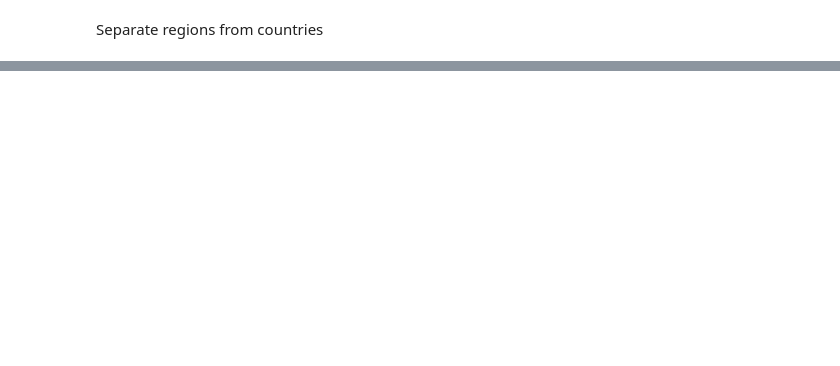
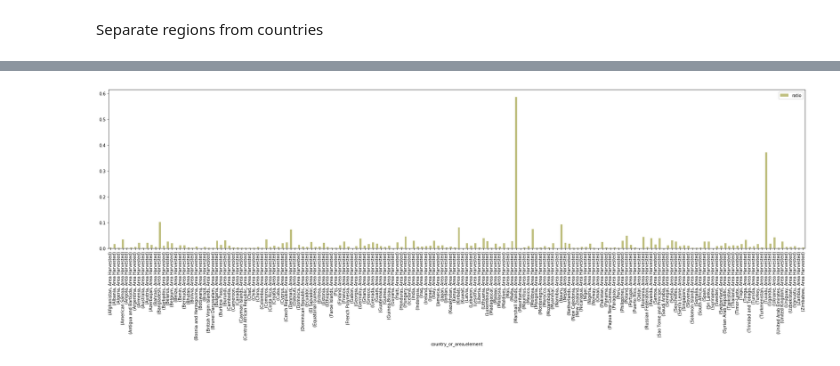
Before and after one commit to Macks3110/bADAss_team_project, a Jupyter notebook: src/project_main.ipynb, the cells around one changed output, grey strips where cells are left out. Drawn from its saved outputs; the diff is of its cells as text; code cells hidden in the pictures; blank space fills up the shorter version.

```diff
--- a/src/project_main.ipynb
+++ b/src/project_main.ipynb
@@ -74,12 +226,14 @@ area_harvested.loc['United States of America']
 # %%
 surface_country = pd.read_csv('../data/API_AG.LND.TOTL.K2_DS2_en_csv_v2_422954.csv', skiprows=3)
 surface_country.set_index('Country Name', inplace = True)
 crops_countries_area = area_harvested.join(surface_country['2018'], on='country_or_area', how='left')
 crops_countries_area['ratio'] = area_harvested['mean_']/(crops_countries_area['2018']*100)
 crops_countries_area.dropna(inplace=True)
 #plt.bar(crops_countries_area_mean_nobermuda.index.get_level_values(level='country_or_area').values, height='ratio')
 #plt.show()
 pl = crops_countries_area.plot(kind="bar",
                              y="ratio",
-                            figsize=(10, 7), alpha=0.5, color="olive")
+                            figsize=(30, 7), alpha=0.5, color="olive")
+# %% [output]
+[figure, added]
 # %%
```
Also changed, not shown: parts of 15 cells of this notebook.
